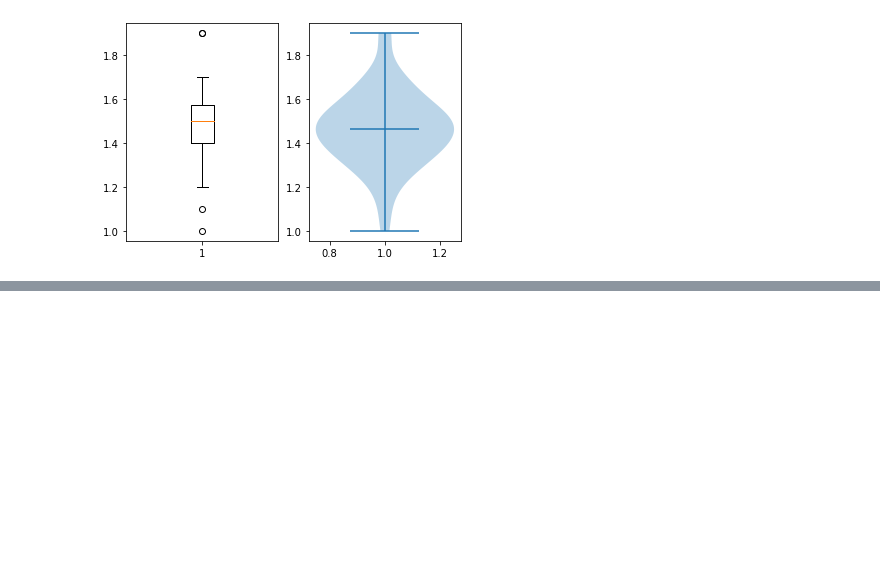
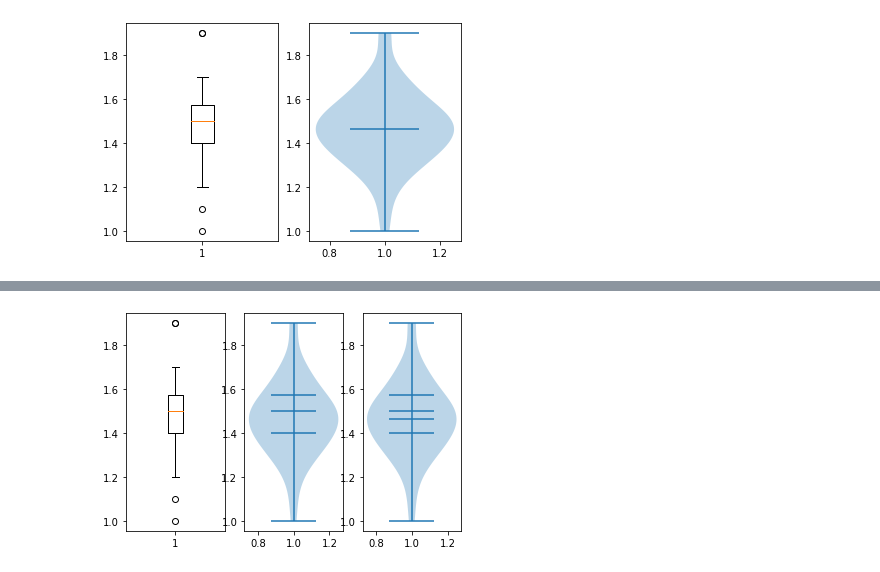
Before and after one commit to kittimaxz/data_viz_2022, a Jupyter notebook: DataViz02_Data_Distribution.ipynb, the cells around one changed output, grey strips where cells are left out. Saved outputs shown, nothing was run; the diff lists cells and outputs as text; code cells hidden in the pictures; blank space fills up the shorter version.

```diff
--- a/DataViz02_Data_Distribution.ipynb
+++ b/DataViz02_Data_Distribution.ipynb
@@ -415,0 +426,12 @@ vi = plt.violinplot(df['PetalLength'][:50],showmeans = True)
+# %%
+plt.subplot(1,3,1)
+hw_bb = plt.boxplot(df['PetalLength'][:50])
+hw_q1 = bb['boxes'][0].get_ydata()[0]
+hw_q2 = bb['medians'][0].get_ydata()[0]
+hw_q3 = bb['boxes'][0].get_ydata()[2]
+plt.subplot(1,3,2)
+hw_vi = plt.violinplot(df['PetalLength'][:50],quantiles=[0.25,0.5,0.75])
+plt.subplot(1,3,3)
+hw_vi = plt.violinplot(df['PetalLength'][:50],showmeans = True,quantiles=[0.25,0.5,0.75]) # 0.25 และ 0.75 คือค่า quantile ที่ 25% และ 75% และ 0.5 คือ 50% หรือคือค่า median ของข้อมูล
+# %% [output]
+[figure, added]
```
Also changed, not shown: parts of 2 cells of this notebook.
